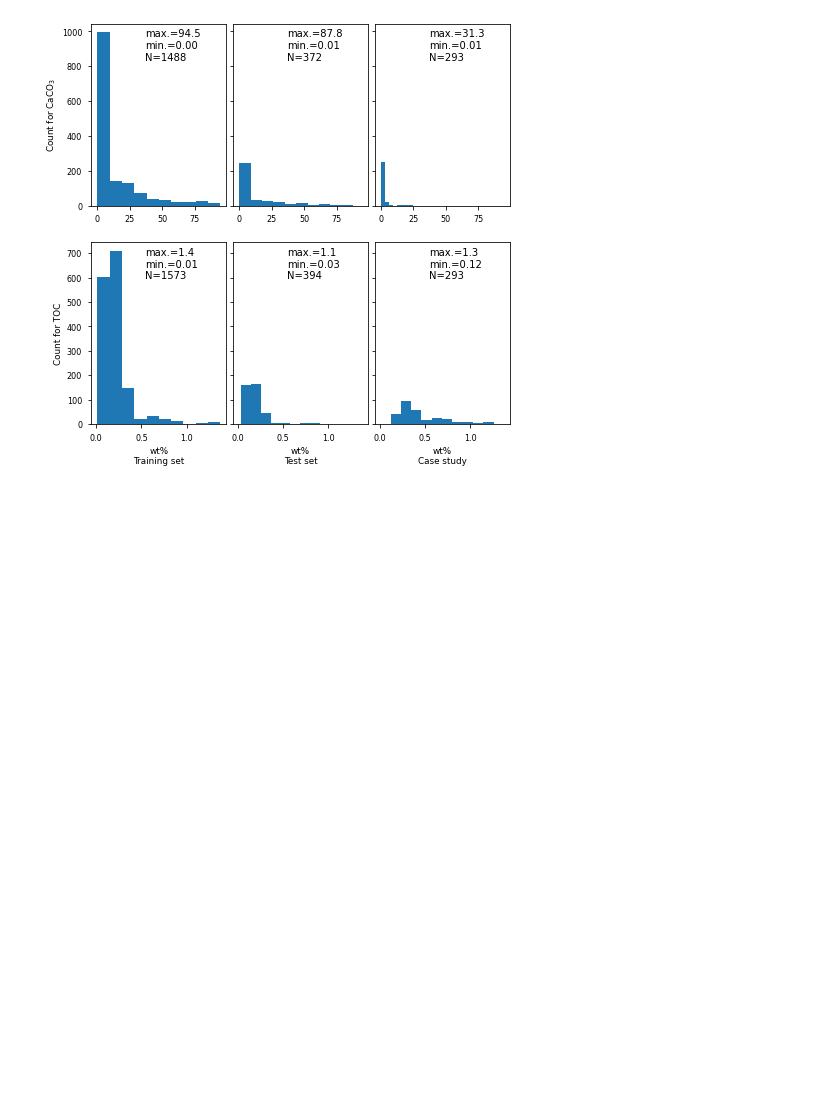
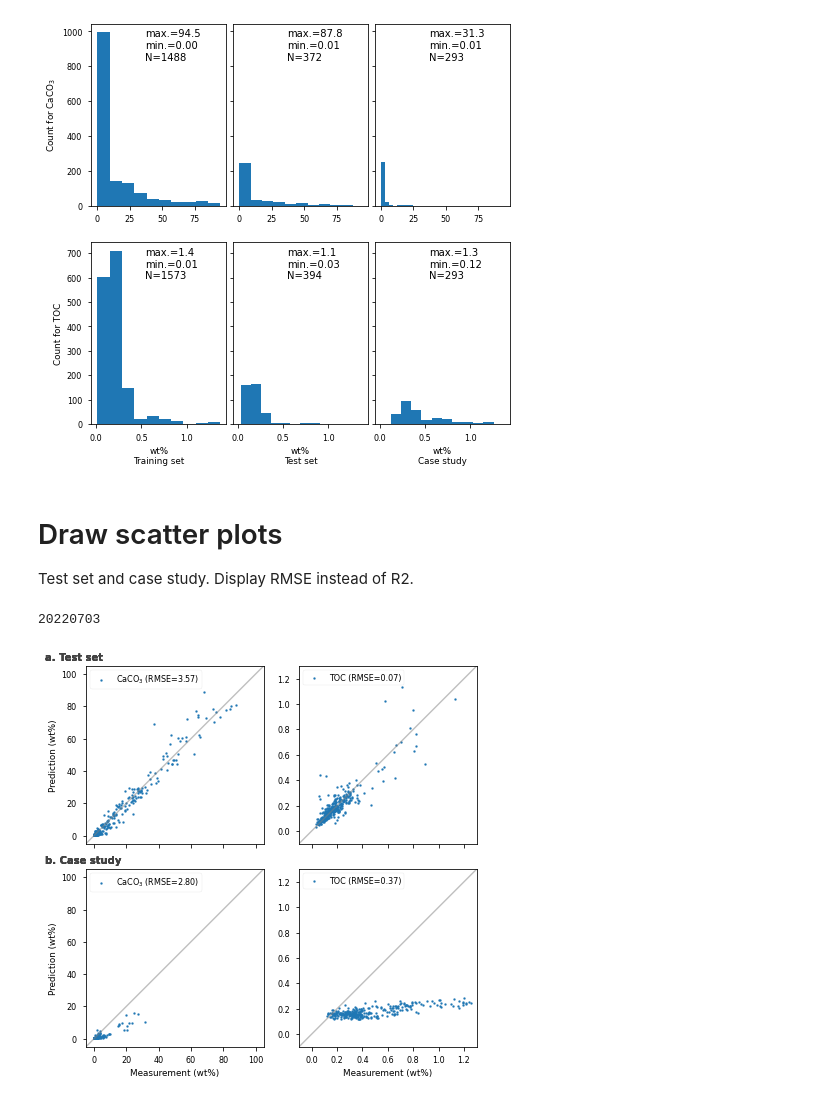
Before and after one commit to dispink/CaCO3_NWP, a Jupyter notebook: plot_for_paper_03.ipynb, the cells around one changed output. Drawn from its saved outputs; the diff is of its cells as text; code cells hidden in the pictures; blank space fills up the shorter version.

Commit message:
Plot scatter plot with case study
Output:performance_scater_20220703.png
	modified:   plot_for_paper_03.ipynb

```diff
--- a/plot_for_paper_03.ipynb
+++ b/plot_for_paper_03.ipynb
@@ -326,3 +326,9 @@ print(date)
 # %% [output]
 20220702
 [figure]
+# %% [markdown]
+# Draw scatter plots
+Test set and case study. Display RMSE instead of R2.
+# %%
+y_dev_df = pd.read_csv('results/y_dev_preds_20210823.csv', index_col=0)
+y_case_df = pd.read_csv('results/y_case_preds_20220702.csv', index_col=0)
@@ -328,0 +376,35 @@ print(date)
+# %%
+from matplotlib import transforms
+
+
+fig, axes = plt.subplots(2, 2, figsize=(7, 7.4), sharex='col', sharey='col')
+
+for ax, df, func in zip(
+    axes.ravel(),
+    [y_dev_df, y_dev_df, y_case_df, y_case_df],
+    [plot_caco3, plot_toc, plot_caco3, plot_toc]):
+    axes[0,0].set_xlim(-5, 105)
+    axes[0,0].set_ylim(-5, 105)
+    axes[0,1].set_xlim(-.1, 1.3)
+    axes[0,1].set_ylim(-.1, 1.3)
+
+    func(ax, df)
+
+    axes[1,0].set_xlabel('Measurement (wt%)')
+    axes[1,1].set_xlabel('Measurement (wt%)')
+
+    axes[0,0].text(
+        -.23, 1.03, 'a. Test set',
+        fontweight='bold', c='#424242',
+        transform=axes[0,0].transAxes)
+    axes[1,0].text(
+        -.23, 1.03, 'b. Case study',
+        fontweight='bold', c='#424242',
+        transform=axes[1,0].transAxes)
+
+fig.subplots_adjust(hspace=.02)
+fig.savefig('results/performance_scater_{}.png'.format(date))
+print(date)
+# %% [output]
+20220703
+[figure, added]
```
Also changed, not shown: parts of 1 cell of this notebook.
